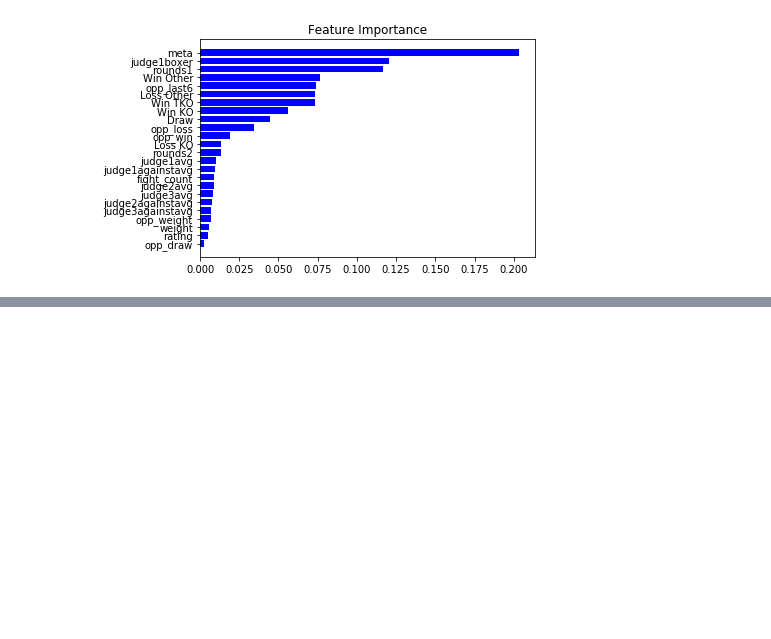
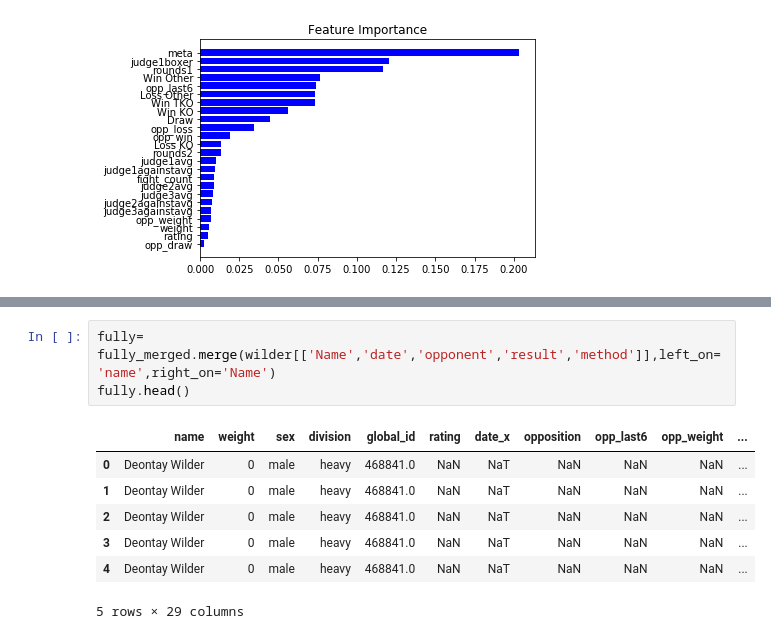
Before and after one commit to EmmS21/SpringboardCapstoneBoxingPredictionWebApp, a Jupyter notebook: ml model/randomforestmodel.ipynb, the cells around one changed output, grey strips where cells are left out. Saved outputs shown, nothing was run; the diff lists cells and outputs as text; blank space fills up the shorter version.

```diff
--- a/ml model/randomforestmodel.ipynb
+++ b/ml model/randomforestmodel.ipynb
@@ -273,0 +279,11 @@ plt.yticks(range(len(indice)), [X.columns[i] for i in indice])
+# %%
+fully= fully_merged.merge(wilder[['Name','date','opponent','result','method']],left_on='name',right_on='Name')
+fully.head()
+# %% [output]
+|  | name | weight | sex | division | global_id | rating | date_x | opposition | opp_last6 | opp_weight | ... |
+| 0 | Deontay Wilder | 0 | male | heavy | 468841.0 | NaN | NaT | NaN | NaN | NaN | ... |
+| 1 | Deontay Wilder | 0 | male | heavy | 468841.0 | NaN | NaT | NaN | NaN | NaN | ... |
+| 2 | Deontay Wilder | 0 | male | heavy | 468841.0 | NaN | NaT | NaN | NaN | NaN | ... |
+| 3 | Deontay Wilder | 0 | male | heavy | 468841.0 | NaN | NaT | NaN | NaN | NaN | ... |
+| 4 | Deontay Wilder | 0 | male | heavy | 468841.0 | NaN | NaT | NaN | NaN | NaN | ... |
+5 rows × 29 columns
```
Also changed, not shown: parts of 6 cells of this notebook, 1 other file.
